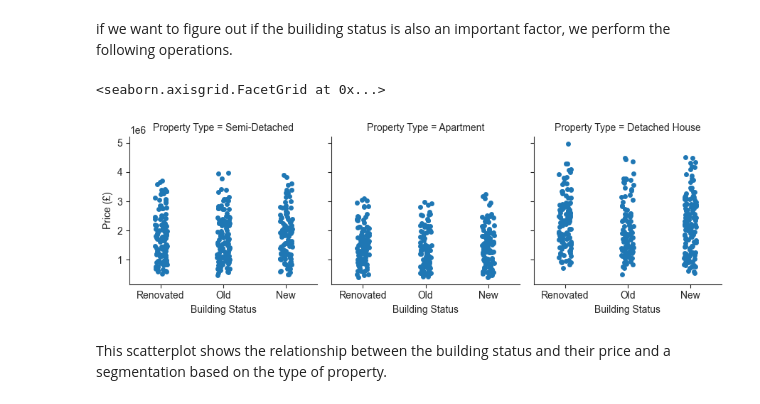
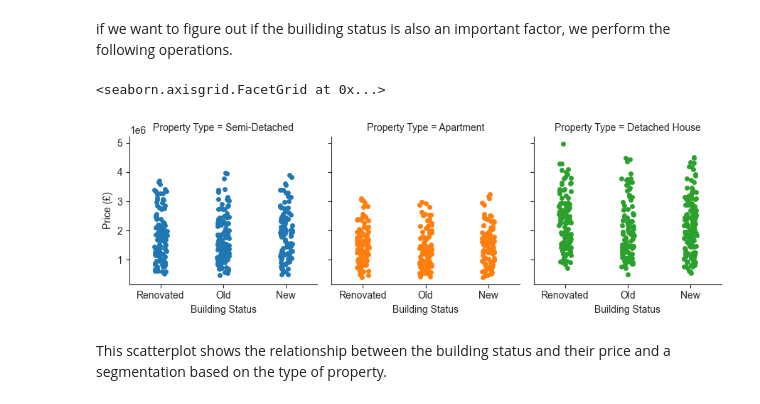
Before and after one commit to gas2345678/data_analysis-portfolio, a Jupyter notebook: Python/london_houses.ipynb, the cells around one changed output. Saved outputs shown, nothing was run; the diff lists cells and outputs as text; code cells hidden in the pictures.

```diff
--- a/Python/london_houses.ipynb
+++ b/Python/london_houses.ipynb
@@ -114,11 +114,11 @@ We can observe the bigger the property,the more expensive.
 if we want to figure out if the builiding status is also an important factor, we perform the following operations.
 # %%
 sb.set_style("ticks")
-grid = sb.FacetGrid(df,col="Property Type")
+grid = sb.FacetGrid(df,col="Property Type",hue="Property Type")
 grid.map(sb.stripplot,"Building Status","Price (£)")
 # %% [output]
 <seaborn.axisgrid.FacetGrid at 0x...>
-[figure, old version]
+[figure, new version]
 # %% [markdown]
 This scatterplot shows the relationship between the building status and their price and a segmentation based on the type of property.
 # %% [markdown]
```
